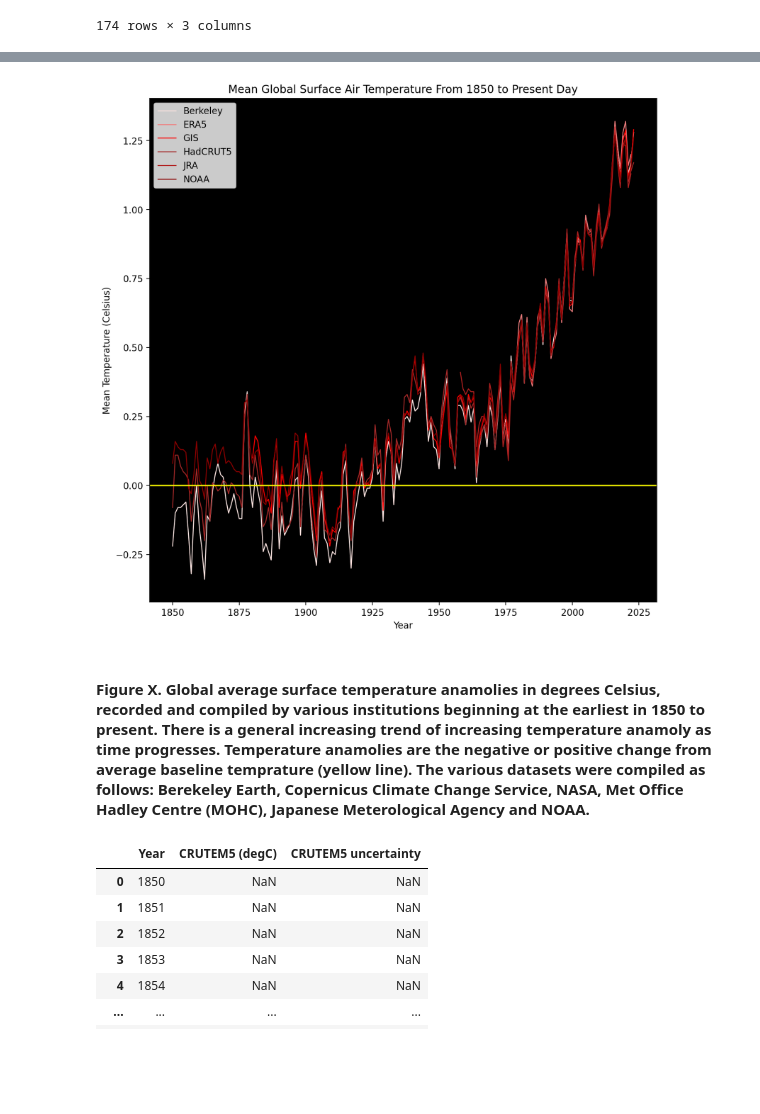
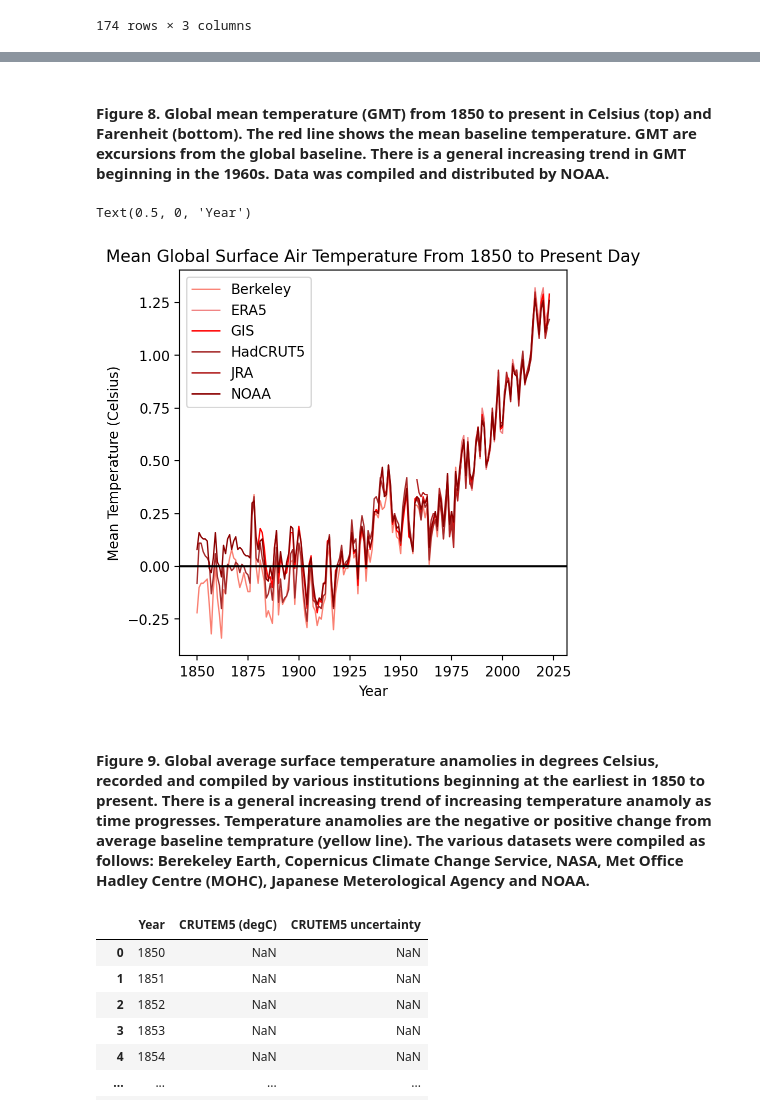
Before and after one commit to airrocker001/Miranda_MiniProj1, a Jupyter notebook: Miranda_Miniproject1.ipynb, the cells around one changed output, grey strips where cells are left out. Drawn from its saved outputs; the diff is of its cells as text; code cells hidden in the pictures; blank space fills up the shorter version.

```diff
--- a/Miranda_Miniproject1.ipynb
+++ b/Miranda_Miniproject1.ipynb
@@ -312,21 +501,23 @@ gmt_NOAA #Display dataframe
+# %% [markdown]
+#### **Figure 8.** Global mean temperature (GMT) from 1850 to present in Celsius (top) and Farenheit (bottom). The red line shows the mean baseline temperature. GMT are excursions from the global baseline. There is a general increasing trend in GMT beginning in the 1960s. Data was compiled and distributed by NOAA.
 # %%
-fig, ax = plt.subplots(figsize = (10,10)) #Define plot size 10x10
-ax.plot(gmt_Berkeley_yr,gmt_Berkeley_temp,linewidth=1,label='Berkeley',color='mistyrose')
+fig, ax = plt.subplots(figsize = (5,5)) #Define plot size 10x10
+ax.plot(gmt_Berkeley_yr,gmt_Berkeley_temp,linewidth=1,label='Berkeley',color='salmon')
 ax.plot(gmt_ERA5_yr,gmt_ERA5_temp,linewidth=1,label='ERA5',color='lightcoral')
 ax.plot(gmt_GISTEMP_yr,gmt_GISTEMP_temp,linewidth=1,label='GIS',color='red')
 ax.plot(gmt_HadCRUT5_yr,gmt_HadCRUT5_temp,linewidth=1,label='HadCRUT5',color='brown')
 ax.plot(gmt_JRA_yr,gmt_JRA_temp,linewidth=1,label='JRA', color='firebrick')
 ax.plot(gmt_NOAA_yr,gmt_NOAA_temp,linewidth=1,label='NOAA', color='darkred')
 plt.title('Mean Global Surface Air Temperature From 1850 to Present Day') #Define figure title
-ax.axhline(0,color='yellow') #Add yellow line at 0
+ax.axhline(0,color='black') #Add yellow line at 0
 ax.legend() #Show legend in figure
 ax.set_ylabel('Mean Temperature (Celsius)') #Label y-axis
 ax.set_xlabel('Year') #Label x-label Date
-ax.set_facecolor("black") #Set background color to black
 # %% [output]
+Text(0.5, 0, 'Year')
-[figure, old version]
+[figure, new version]
 # %% [markdown]
-#### **Figure X.** Global average surface temperature anamolies in degrees Celsius, recorded and compiled by various institutions beginning at the earliest in 1850 to present. There is a general increasing trend of increasing temperature anamoly as time progresses. Temperature anamolies are the negative or positive change from average baseline temprature (yellow line). The various datasets were compiled as follows: Berekeley Earth, Copernicus Climate Change Service, NASA, Met Office Hadley Centre (MOHC), Japanese Meterological Agency and NOAA.
+#### **Figure 9.** Global average surface temperature anamolies in degrees Celsius, recorded and compiled by various institutions beginning at the earliest in 1850 to present. There is a general increasing trend of increasing temperature anamoly as time progresses. Temperature anamolies are the negative or positive change from average baseline temprature (yellow line). The various datasets were compiled as follows: Berekeley Earth, Copernicus Climate Change Service, NASA, Met Office Hadley Centre (MOHC), Japanese Meterological Agency and NOAA.
 # %%
 lsat_Berkeley = pd.read_csv('./data/temp/lsat_Berkeley_Earth_Land.csv') #Define LSAT Berkeley Earth csv as a dataframe
 lsat_CRUTEM5 = pd.read_csv('./data/temp/lsat_CRUTEM5.csv') #Define LSAT_CRUTEM5 csv as a dataframe
```
Also changed, not shown: parts of 31 cells of this notebook.
